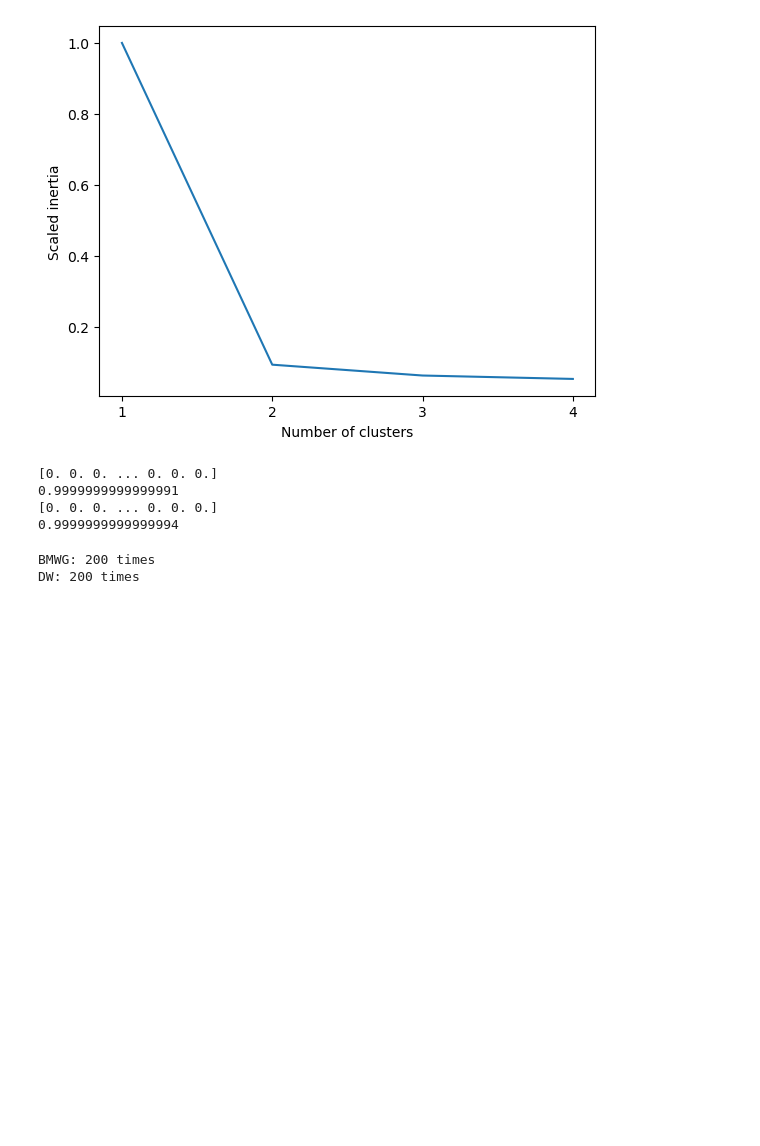
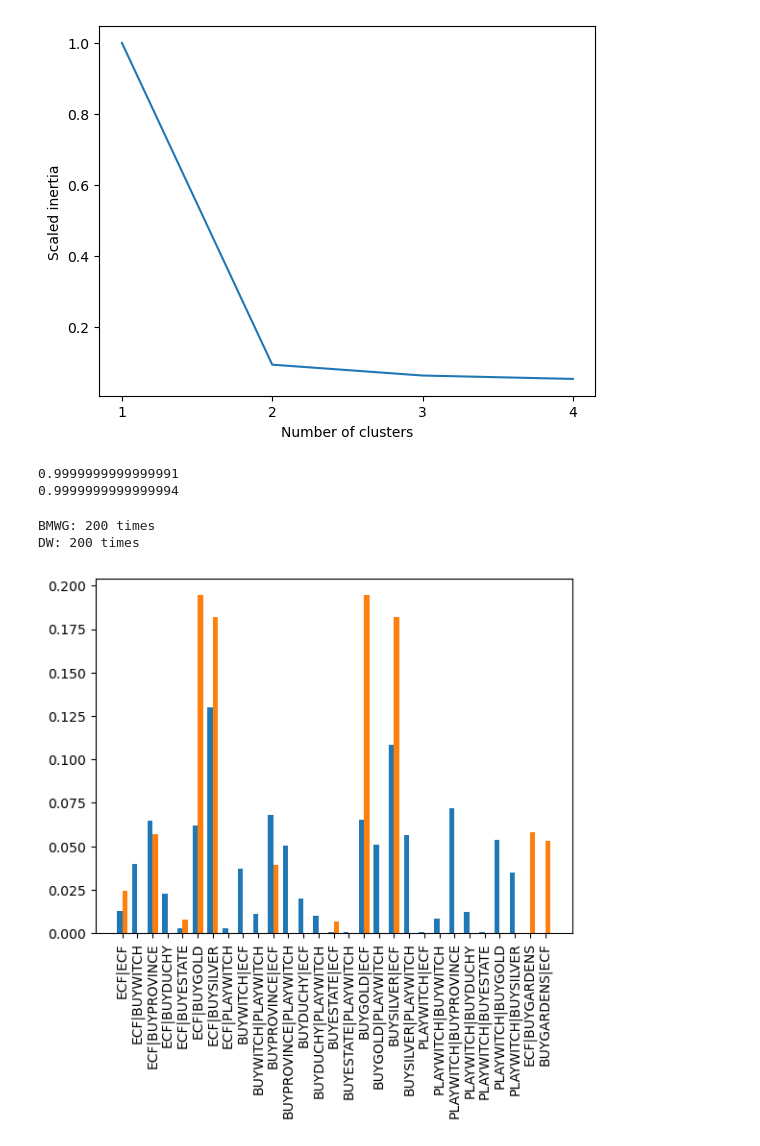
Before and after one commit to owenant/DominionNGrams, a Jupyter notebook: NGrams_with_KMeans.ipynb, the cells around one changed output. Saved outputs shown, nothing was run; the diff lists cells and outputs as text; code cells hidden in the pictures; blank space fills up the shorter version.

Commit message:
added bar chart plot for n-gram distributions for centroids

```diff
--- a/NGrams_with_KMeans.ipynb
+++ b/NGrams_with_KMeans.ipynb
@@ -109,7 +110,7 @@ def format_action(action, cardtypes):
         match3 =  pattern3.match(action)
 
     if match1 != None:
-        formatted_action = 'ECF'
+        formatted_action = 'ECP'
     elif match2 != None:
         matched_card = match2.group(1)
         player = match2.group(2)
@@ -293,14 +346,15 @@ X_1 =traces[traces['ClusterLabel'] == 1]['ProbArray']
 average_prob_arr_cluster0 = np.mean(X_0, axis = 0)
 average_prob_arr_cluster1 = np.mean(X_1, axis = 0)
 
-print(average_prob_arr_cluster0)
+#and convert them into dictionaries
+average_prob_dict_cluster0 = prob_array_to_dict(average_prob_arr_cluster0, all_ngrams_list)
+average_prob_dict_cluster1 = prob_array_to_dict(average_prob_arr_cluster1, all_ngrams_list)
+
+#finally check they are still normalised
 print(np.sum(average_prob_arr_cluster0))
-print(average_prob_arr_cluster1)
 print(np.sum(average_prob_arr_cluster1))
 # %% [output]
-[0. 0. 0. ... 0. 0. 0.]
 0.9999999999999991
-[0. 0. 0. ... 0. 0. 0.]
 0.9999999999999994
 # %%
 #check which agents we have in which cluster
@@ -328,3 +377,35 @@ for index in range(0, len(average_prob_arr_cluster0)):
+# %%
+#next we look at the non-zero elements in both clusters and plot the probability distributions
+common_ngrams = return_non_zero_ngrams(average_prob_dict_cluster0, average_prob_dict_cluster1)
+
+#extract probability arrays for these common n-grams
+prob_dict_reduced_cluster0 = {key: average_prob_dict_cluster0[key] for key in common_ngrams}
+prob_dict_reduced_cluster1 = {key: average_prob_dict_cluster1[key] for key in common_ngrams}
+prob_array_reduced_cluster0 = prob_dict_to_array(prob_dict_reduced_cluster0)
+prob_array_reduced_cluster1 = prob_dict_to_array(prob_dict_reduced_cluster1)
+
+#next plot probability distributions
+
+#need to convert common_ngrams into a list of strings as opposed to tuples containing strings
+common_ngrams_str = convert_ngram_tuples_to_strings(common_ngrams)
+
+#plot discrete probability distributions side by side
+
+# Set the width of the bars
+bar_width = 0.35
+
+# Calculate the x-coordinates for the bars
+x_values1 = np.arange(len(common_ngrams_str))
+x_values2 = x_values1 + bar_width
+
+plt.bar(x_values1, prob_array_reduced_cluster0, width=bar_width, label = 'Cluster 0')
+plt.bar(x_values2, prob_array_reduced_cluster1, width=bar_width, label = 'Cluster 1')
+
+plt.xticks(x_values1 + bar_width / 2, common_ngrams_str)
+plt.xticks(rotation=90)
+plt.show()
+# %% [output]
+[figure, added]
 # %%
 #silhouette analysis
 range_n_clusters = [2, 3, 4, 5, 6, 7, 8, 9, 10]
```
Also changed, not shown: parts of 5 cells of this notebook.
